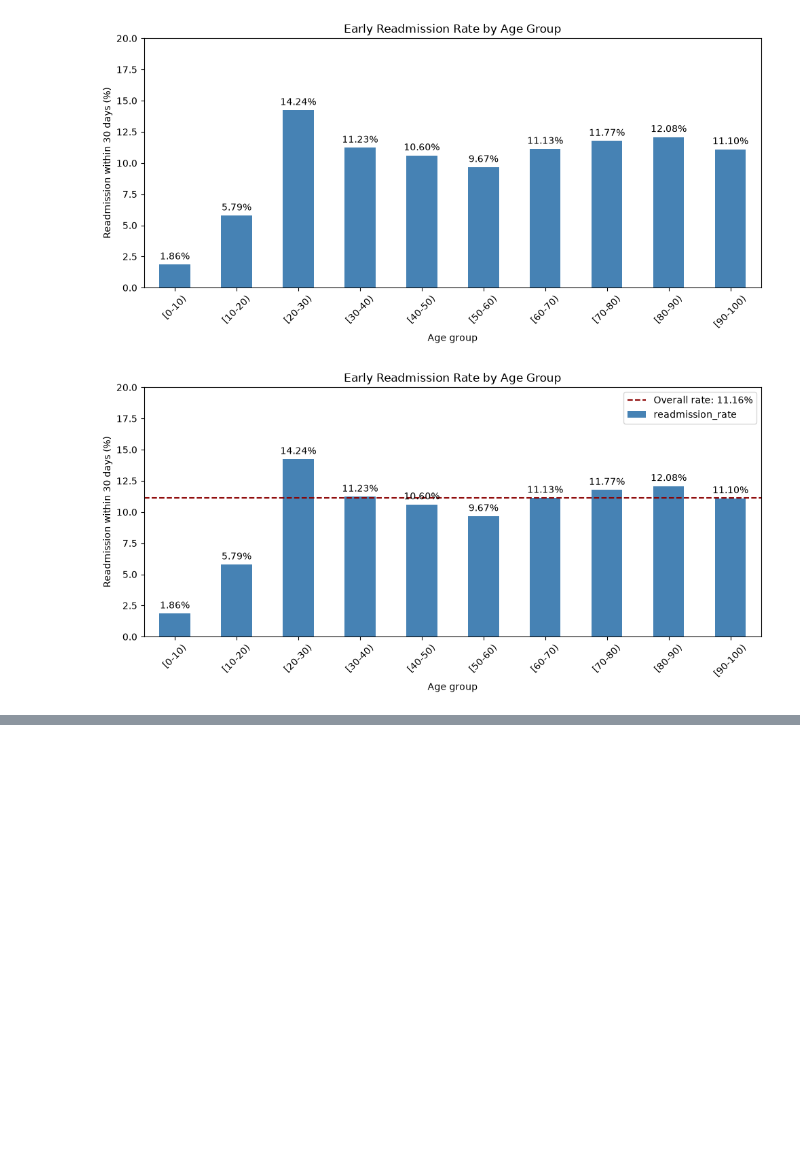
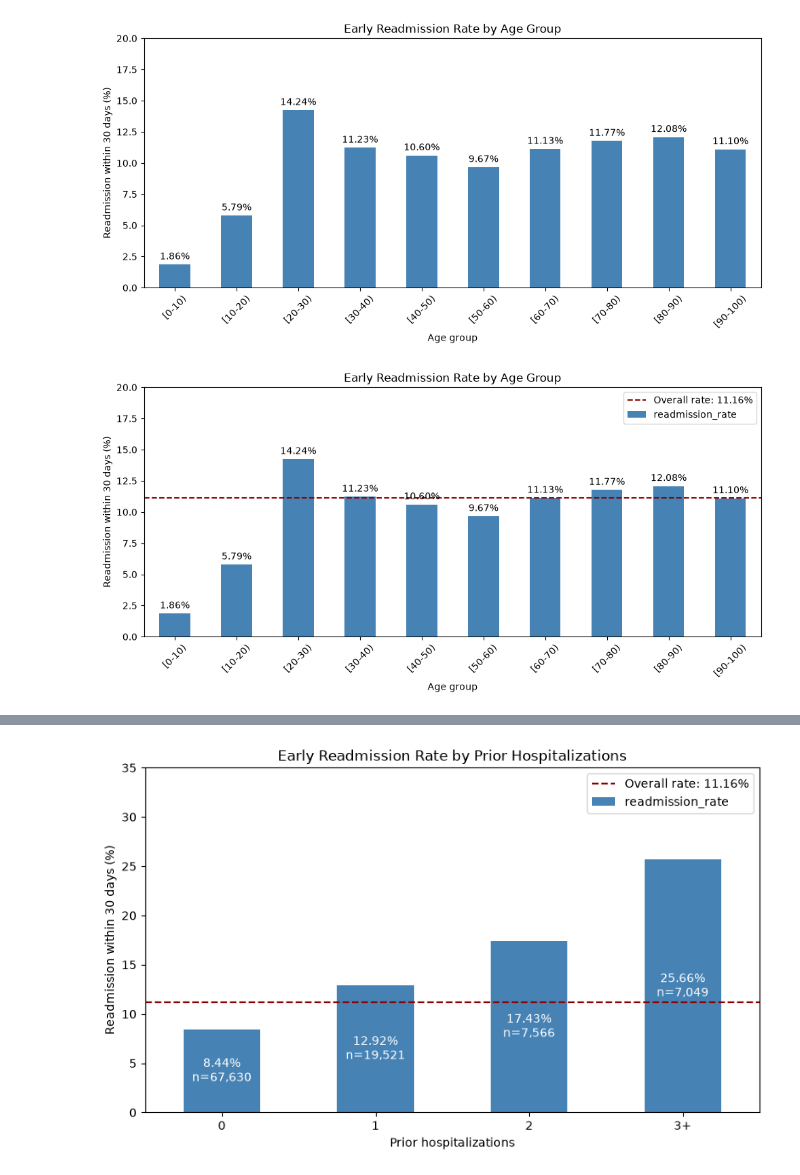
Before and after one commit to fernandatrevi/hospital-readmission-analysis, a Jupyter notebook: notebooks/01_data_exploration.ipynb, the cells around one changed output, grey strips where cells are left out. Drawn from its saved outputs; the diff is of its cells as text; code cells hidden in the pictures; blank space fills up the shorter version.

Commit message:
Analyze prior hospitalizations and explain readmission patterns

```diff
--- a/notebooks/01_data_exploration.ipynb
+++ b/notebooks/01_data_exploration.ipynb
@@ -287,0 +322,14 @@ plt.show()
+# %%
+inpatient_group = analysis_df["number_inpatient"].clip(upper=3)
+
+grouped_inpatient_summary = analysis_df.groupby(inpatient_group).agg(
+    encounters=("readmitted_30_days", "size"),
+    early_readmissions=("readmitted_30_days", "sum"),
+    readmission_rate=("readmitted_30_days", "mean")
+)
+
+grouped_inpatient_summary.index = ["0", "1", "2", "3+"]
+grouped_inpatient_summary.index.name = "prior_hospitalizations"
+grouped_inpatient_summary["readmission_rate"] *= 100
+
+grouped_inpatient_summary.round(2)
@@ -287,0 +343,54 @@ plt.show()
+# %%
+import matplotlib.pyplot as plt
+
+# 1. Plot the readmission percentage for each group.
+ax = grouped_inpatient_summary["readmission_rate"].plot(
+    kind="bar",
+    figsize=(8, 5),
+    color="steelblue",
+    legend=False
+)
+
+# 2. Label each bar with its percentage and encounter count.
+# zip pairs each rate with the corresponding number of encounters.
+labels = [
+    f"{rate:.2f}%\nn={count:,}"
+    for rate, count in zip(
+        grouped_inpatient_summary["readmission_rate"],
+        grouped_inpatient_summary["encounters"]
+    )
+]
+
+# Place labels inside the bars to avoid crossing the reference line.
+ax.bar_label(
+    ax.containers[0],
+    labels=labels,
+    label_type="center",
+    color="white"
+)
+
+# 3. Calculate the overall percentage across all encounters.
+# The target contains 0 and 1, so its mean is the readmission proportion.
+overall_rate = analysis_df["readmitted_30_days"].mean() * 100
+
+# 4. Add the overall rate as a reference for comparison.
+ax.axhline(
+    overall_rate,
+    color="darkred",
+    linestyle="--",
+    label=f"Overall rate: {overall_rate:.2f}%"
+)
+
+# 5. Add titles, axis labels, and the reference-line legend.
+ax.set_title("Early Readmission Rate by Prior Hospitalizations")
+ax.set_xlabel("Prior hospitalizations")
+ax.set_ylabel("Readmission within 30 days (%)")
+ax.set_ylim(0, 35)
+ax.legend()
+
+# 6. Keep group labels horizontal and display the chart.
+plt.xticks(rotation=0)
+plt.tight_layout()
+plt.show()
+# %% [output]
+[figure, added]
```
Also changed, not shown: parts of 3 cells of this notebook.
